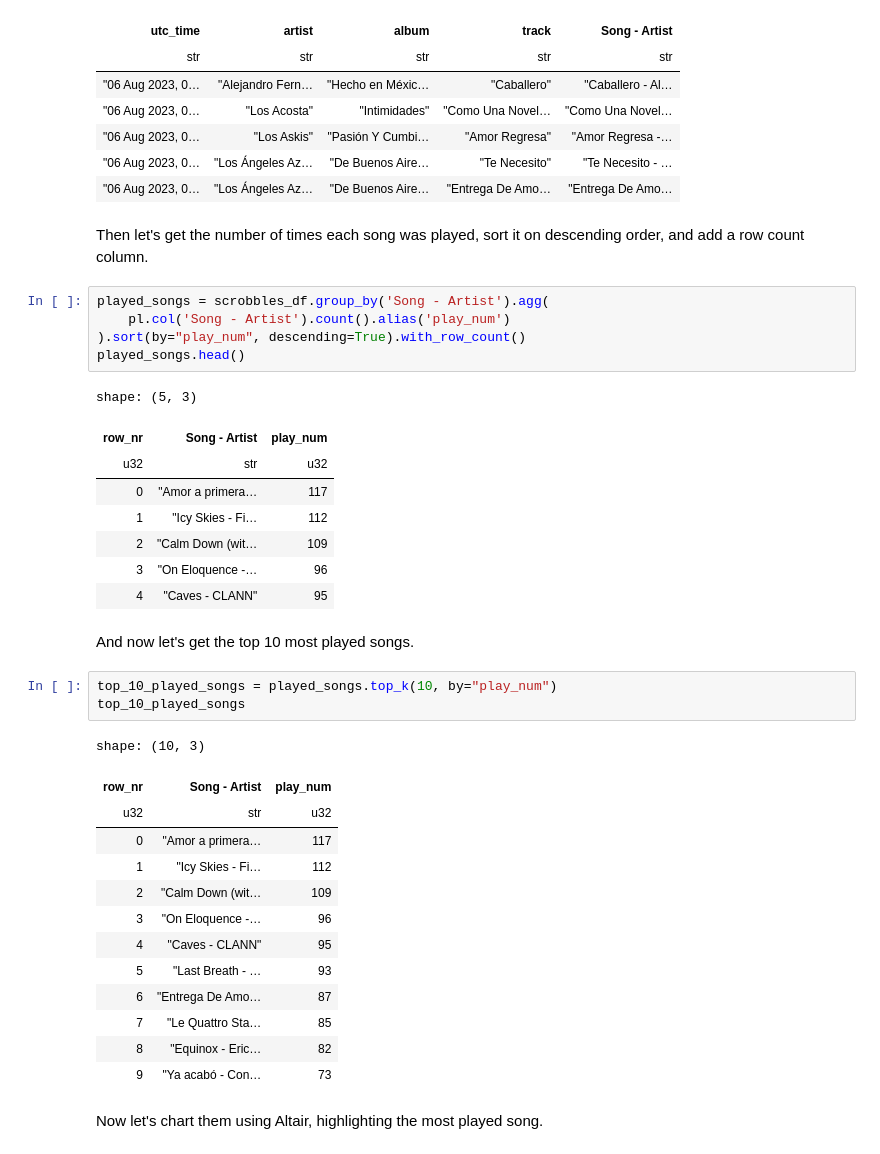
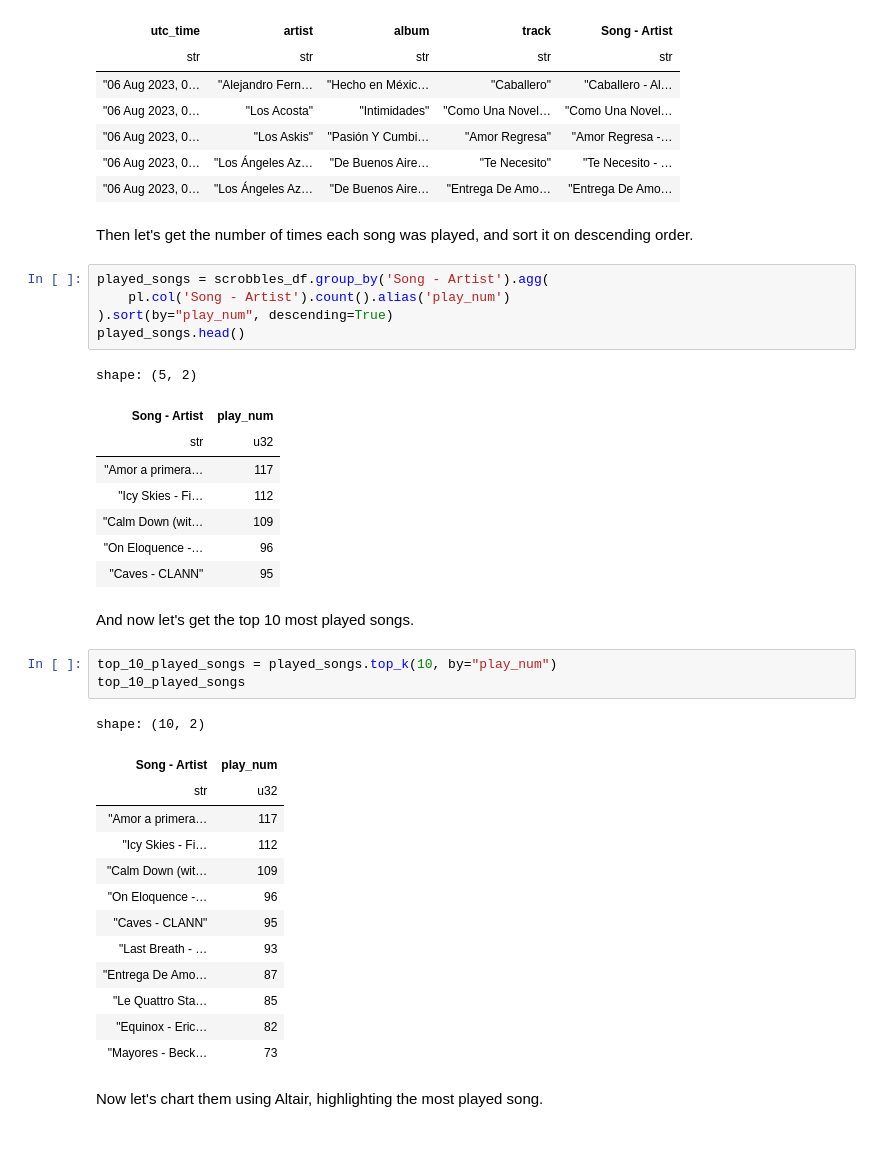
Before and after one commit to Underdoge/music-ds, a Jupyter notebook: Jupyter_Workbook.ipynb, the cells around one changed output. Drawn from its saved outputs; the diff is of its cells as text.

```diff
--- a/Jupyter_Workbook.ipynb
+++ b/Jupyter_Workbook.ipynb
@@ -475,40 +601,40 @@ shape: (5, 5)
 | "06 Aug 2023, 0… | "Los Ángeles Az… | "De Buenos Aire… | "Te Necesito" | "Te Necesito - … |
 | "06 Aug 2023, 0… | "Los Ángeles Az… | "De Buenos Aire… | "Entrega De Amo… | "Entrega De Amo… |
 # %% [markdown]
-Then let's get the number of times each song was played, sort it on descending order, and add a row count column.
+Then let's get the number of times each song was played, and sort it on descending order.
 # %%
 played_songs = scrobbles_df.group_by('Song - Artist').agg(
     pl.col('Song - Artist').count().alias('play_num')
-).sort(by="play_num", descending=True).with_row_count()
+).sort(by="play_num", descending=True)
 played_songs.head()
 # %% [output]
-shape: (5, 3)
+shape: (5, 2)
-| row_nr | Song - Artist | play_num |
-| u32 | str | u32 |
-| 0 | "Amor a primera… | 117 |
-| 1 | "Icy Skies - Fi… | 112 |
-| 2 | "Calm Down (wit… | 109 |
-| 3 | "On Eloquence -… | 96 |
-| 4 | "Caves - CLANN" | 95 |
+| Song - Artist | play_num |
+| str | u32 |
+| "Amor a primera… | 117 |
+| "Icy Skies - Fi… | 112 |
+| "Calm Down (wit… | 109 |
+| "On Eloquence -… | 96 |
+| "Caves - CLANN" | 95 |
 # %% [markdown]
 And now let's get the top 10 most played songs.
 # %%
 top_10_played_songs = played_songs.top_k(10, by="play_num")
 top_10_played_songs
 # %% [output]
-shape: (10, 3)
+shape: (10, 2)
-| row_nr | Song - Artist | play_num |
-| u32 | str | u32 |
-| 0 | "Amor a primera… | 117 |
-| 1 | "Icy Skies - Fi… | 112 |
-| 2 | "Calm Down (wit… | 109 |
-| 3 | "On Eloquence -… | 96 |
-| 4 | "Caves - CLANN" | 95 |
-| 5 | "Last Breath - … | 93 |
-| 6 | "Entrega De Amo… | 87 |
-| 7 | "Le Quattro Sta… | 85 |
-| 8 | "Equinox - Eric… | 82 |
-| 9 | "Ya acabó - Con… | 73 |
+| Song - Artist | play_num |
+| str | u32 |
+| "Amor a primera… | 117 |
+| "Icy Skies - Fi… | 112 |
+| "Calm Down (wit… | 109 |
+| "On Eloquence -… | 96 |
+| "Caves - CLANN" | 95 |
+| "Last Breath - … | 93 |
+| "Entrega De Amo… | 87 |
+| "Le Quattro Sta… | 85 |
+| "Equinox - Eric… | 82 |
+| "Mayores - Beck… | 73 |
 # %% [markdown]
 Now let's chart them using Altair, highlighting the most played song.
 # %%
```
Also changed, not shown: parts of 29 cells of this notebook, 12 other files.
